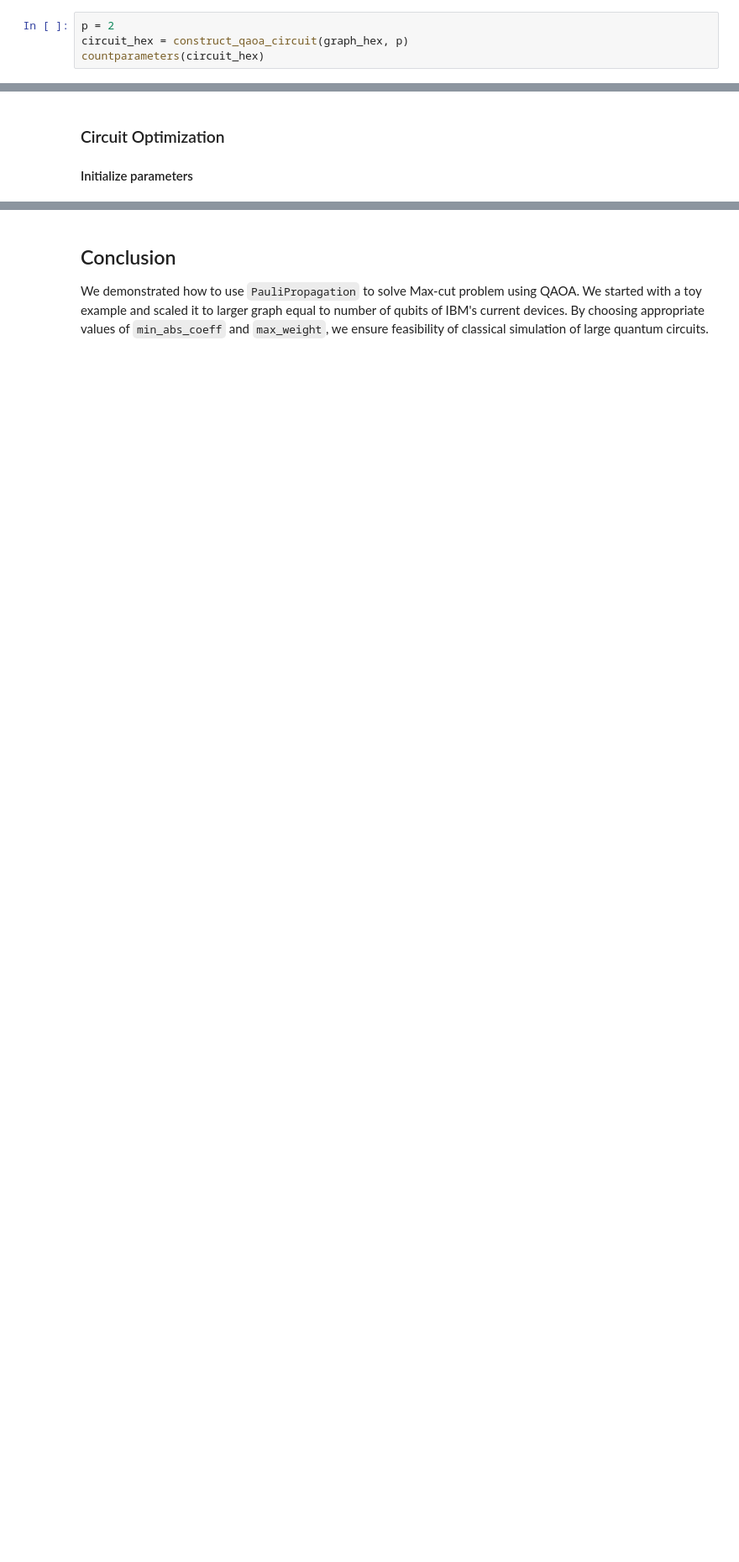
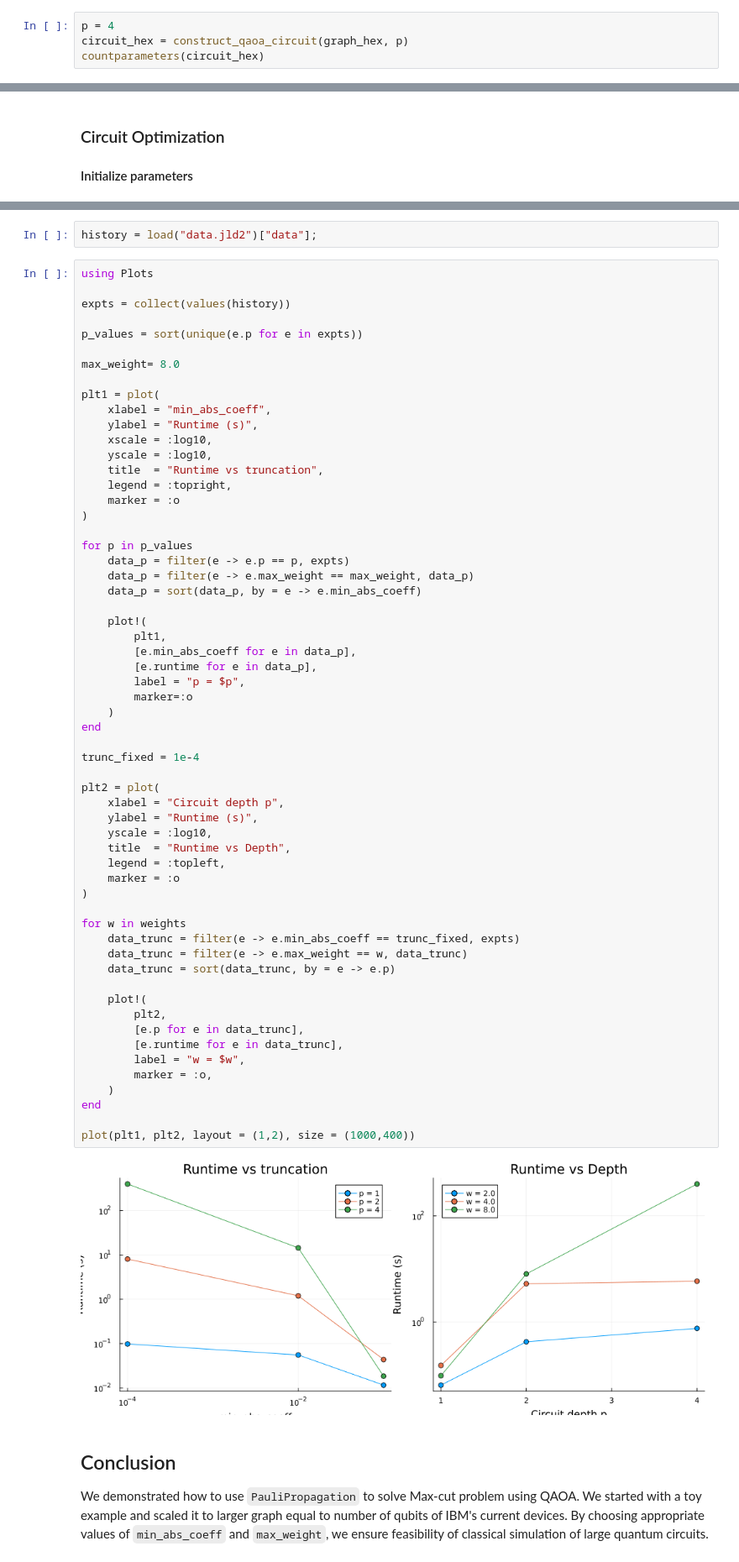
Before and after one commit to MSRudolph/PauliPropagation.jl, a Jupyter notebook: examples/qaoa_julia.ipynb, the cells around one changed output, grey strips where cells are left out. Shown at 84% size. Saved outputs shown, nothing was run; the diff lists cells and outputs as text; blank space fills up the shorter version.

```diff
--- a/examples/qaoa_julia.ipynb
+++ b/examples/qaoa_julia.ipynb
@@ -498,7 +497,7 @@ PauliSum(nqubits: 127, 145 Pauli terms:
 # %% [markdown]
 ### Circuit Construction
 # %%
-p = 2
+p = 4
 circuit_hex = construct_qaoa_circuit(graph_hex, p)
 countparameters(circuit_hex)
 # %% [output]
@@ -592,3 +803,66 @@ display(p1)
+# %%
+history = load("data.jld2")["data"];
+# %%
+using Plots
+
+expts = collect(values(history))
+
+p_values = sort(unique(e.p for e in expts))
+
+max_weight= 8.0
+
+plt1 = plot(
+    xlabel = "min_abs_coeff",
+    ylabel = "Runtime (s)",
+    xscale = :log10,
+    yscale = :log10,
+    title  = "Runtime vs truncation",
+    legend = :topright,
+    marker = :o
+)
+
+for p in p_values
+    data_p = filter(e -> e.p == p, expts)
+    data_p = filter(e -> e.max_weight == max_weight, data_p)
+    data_p = sort(data_p, by = e -> e.min_abs_coeff)
+
+    plot!(
+        plt1,
+        [e.min_abs_coeff for e in data_p],
+        [e.runtime for e in data_p],
+        label = "p = $p",
+        marker=:o
+    )
+end
+
+trunc_fixed = 1e-4
+
+plt2 = plot(
+    xlabel = "Circuit depth p",
+    ylabel = "Runtime (s)",
+    yscale = :log10,
+    title  = "Runtime vs Depth",
+    legend = :topleft,
+    marker = :o
+)
+
+for w in weights
+    data_trunc = filter(e -> e.min_abs_coeff == trunc_fixed, expts)
+    data_trunc = filter(e -> e.max_weight == w, data_trunc)
+    data_trunc = sort(data_trunc, by = e -> e.p)
+
+    plot!(
+        plt2,
+        [e.p for e in data_trunc],
+        [e.runtime for e in data_trunc],
+        label = "w = $w",
+        marker = :o,
+    )
+end
+
+plot(plt1, plt2, layout = (1,2), size = (1000,400))
+# %% [output]
+[figure, added]
 # %% [markdown]
 ## Conclusion
 
```
Also changed, not shown: parts of 47 cells of this notebook, 1 other file.
